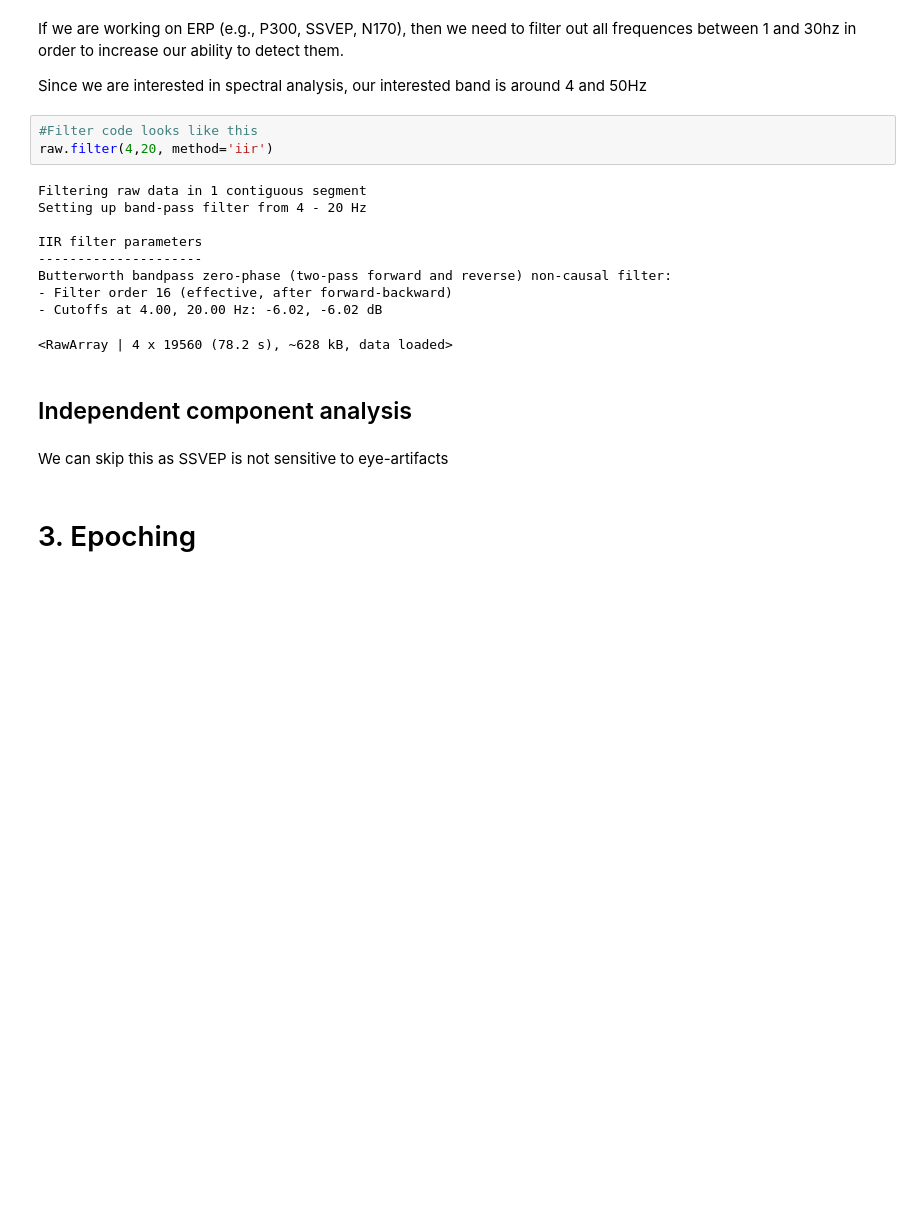
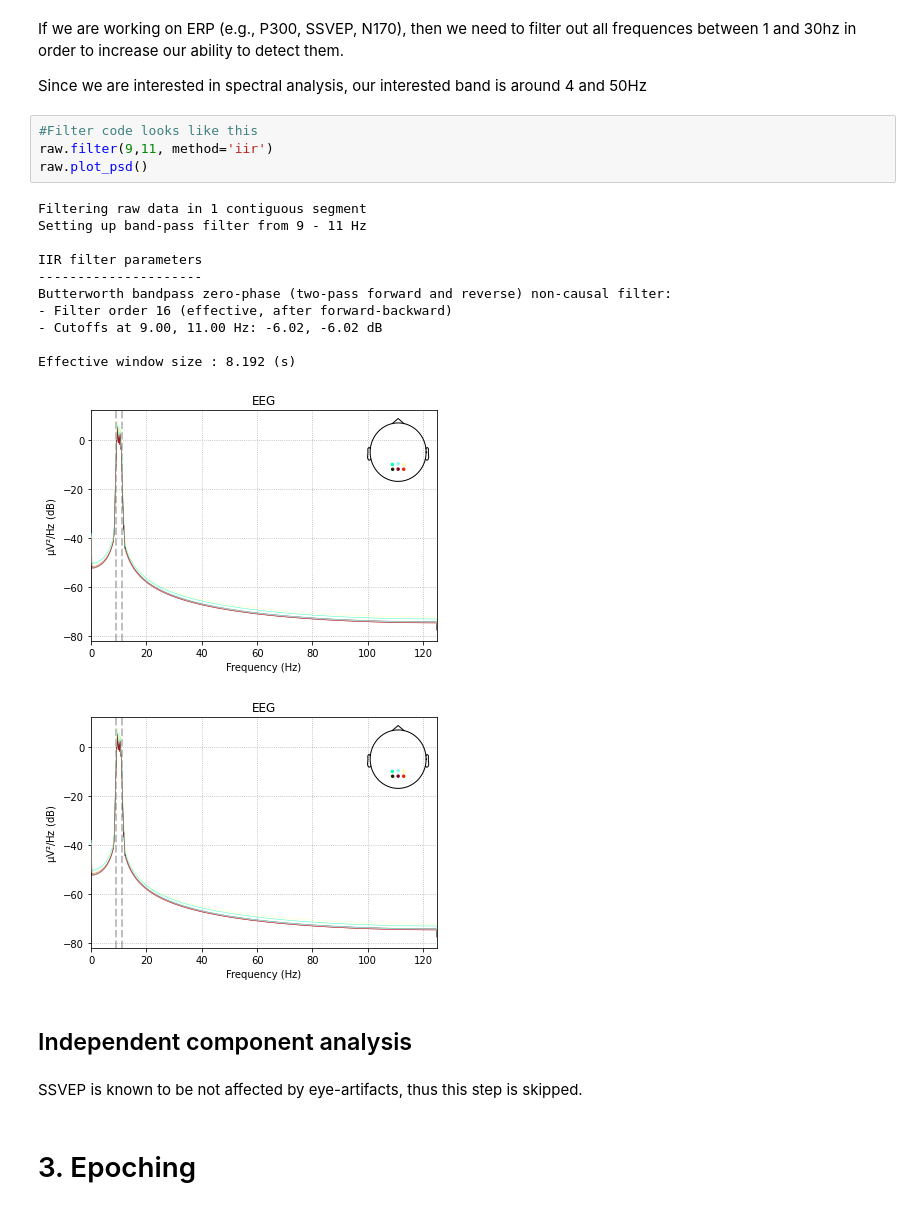
Before and after one commit to chaklam-silpasuwanchai/EEG-Real-Time-Applications, a Jupyter notebook: SSVEP/3-analysis/Model Training.ipynb, the cells around one changed output. Cells and saved outputs as stored; diff of their text form; blank space fills up the shorter version.

```diff
--- a/SSVEP/3-analysis/Model Training.ipynb
+++ b/SSVEP/3-analysis/Model Training.ipynb
@@ -110,21 +114,25 @@ If we are working on ERP (e.g., P300, SSVEP, N170), then we need to filter out a
 Since we are interested in spectral analysis, our interested band is around 4 and 50Hz
 # %%
 #Filter code looks like this
-raw.filter(4,20, method='iir')
+raw.filter(9,11, method='iir')
+raw.plot_psd()
 # %% [output]
 Filtering raw data in 1 contiguous segment
-Setting up band-pass filter from 4 - 20 Hz
+Setting up band-pass filter from 9 - 11 Hz
 
 IIR filter parameters
 ---------------------
 Butterworth bandpass zero-phase (two-pass forward and reverse) non-causal filter:
 - Filter order 16 (effective, after forward-backward)
-- Cutoffs at 4.00, 20.00 Hz: -6.02, -6.02 dB
+- Cutoffs at 9.00, 11.00 Hz: -6.02, -6.02 dB
+
+Effective window size : 8.192 (s)
-<RawArray | 4 x 19560 (78.2 s), ~628 kB, data loaded>
+[figure, added]
+[figure, added]
 # %% [markdown]
 ## Independent component analysis
-# %% [markdown]
-We can skip this as SSVEP is not sensitive to eye-artifacts
+# %% [markdown]
+SSVEP is known to be not affected by eye-artifacts, thus this step is skipped.
 # %% [markdown]
 # 3. Epoching
 # %%
```
Also changed, not shown: parts of 11 cells of this notebook, 9 other files.
